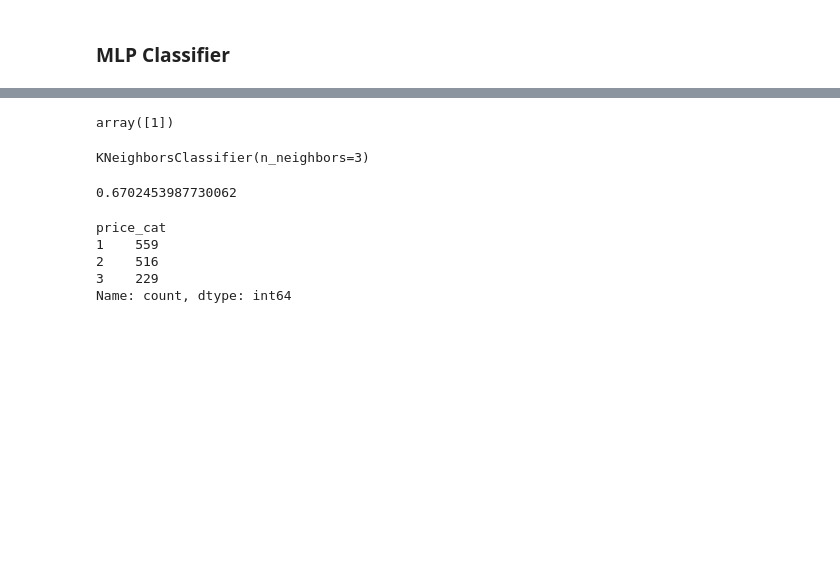
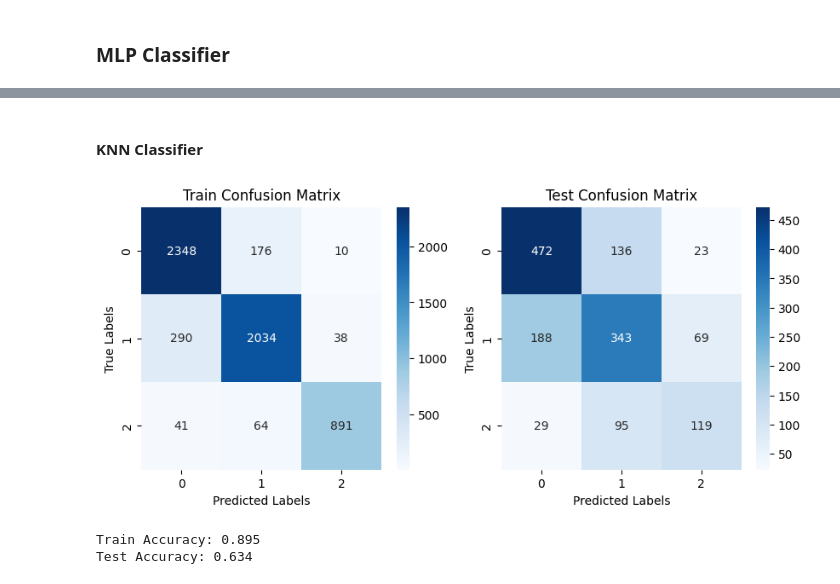
Before and after one commit to gabrielcdo/icd-hw1, a Jupyter notebook: notebooks/04_modeling_classification.ipynb, the cells around one changed output, grey strips where cells are left out. Drawn from its saved outputs; the diff is of its cells as text; code cells hidden in the pictures; blank space fills up the shorter version.

```diff
--- a/notebooks/04_modeling_classification.ipynb
+++ b/notebooks/04_modeling_classification.ipynb
@@ -195,31 +181,12 @@ Test Accuracy: 0.675
-# %%
-label = model.predict(X_train.iloc[1].values.reshape(1, -1))
-
-label
-# %% [output]
-array([1])
+# %% [markdown]
+#### KNN Classifier
 # %%
 from sklearn.neighbors import KNeighborsClassifier
 
 neigh = KNeighborsClassifier(n_neighbors=3)
 neigh.fit(X_train, y_train)
+classifier_metrics(model, X_train, y_train, X_test, y_test)
 # %% [output]
+[figure, added]
-KNeighborsClassifier(n_neighbors=3)
+Train Accuracy: 0.895
+Test Accuracy: 0.634
-# %%
-# Generate prediction
-y_pred = neigh.predict(X_test)
-
-# evaluate model
-from sklearn.metrics import accuracy_score
-
-accuracy_score(y_test, y_pred)
-# %% [output]
-0.6702453987730062
-# %%
-y_test.value_counts()
-# %% [output]
-price_cat
-1    559
-2    516
-3    229
-Name: count, dtype: int64
```
Also changed, not shown: parts of 12 cells of this notebook, 6 other files.
